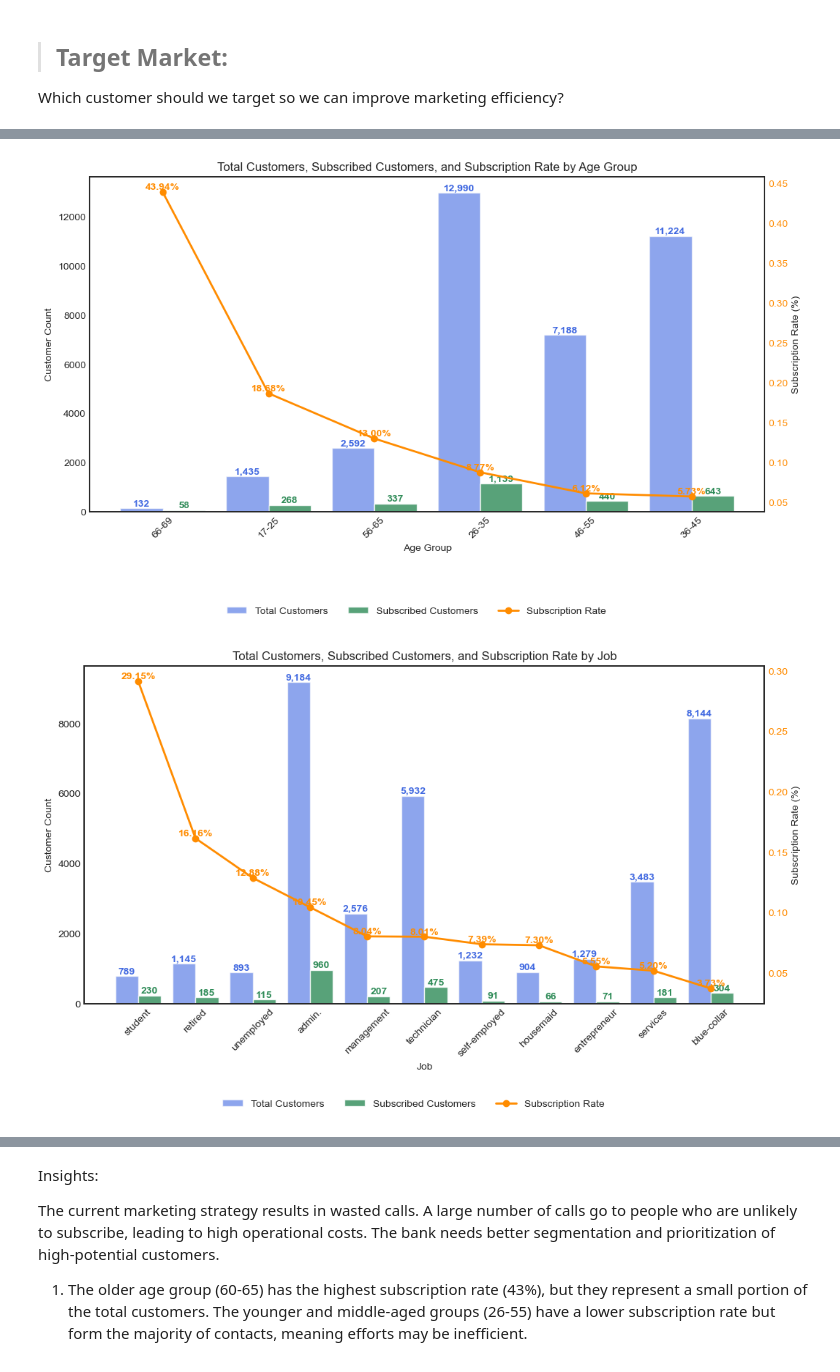
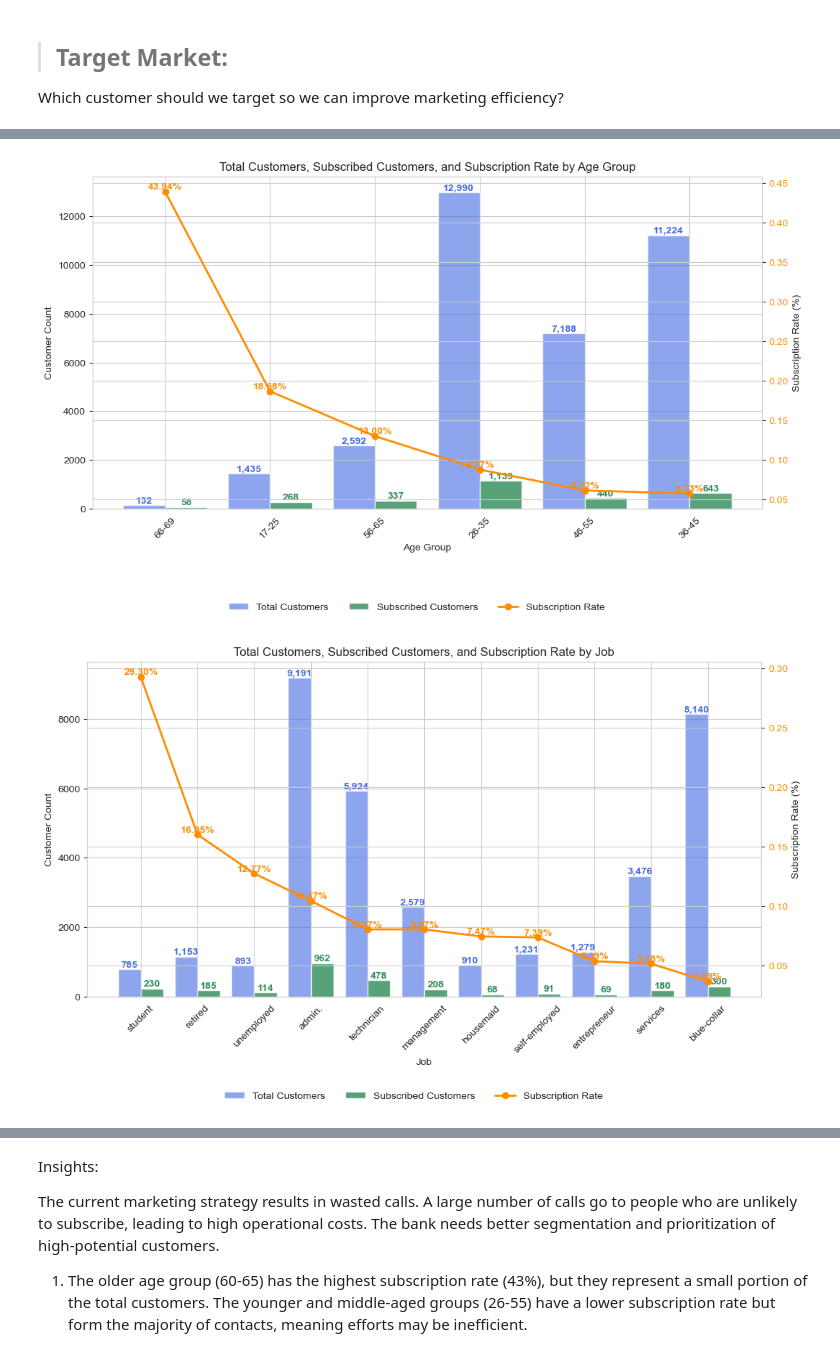
Before and after one commit to team-theta-dtids/final-project, a Jupyter notebook: main_new.ipynb, the cells around one changed output, grey strips where cells are left out. Drawn from its saved outputs; the diff is of its cells as text; code cells hidden in the pictures.

```diff
--- a/main_new.ipynb
+++ b/main_new.ipynb
@@ -78,7 +78,7 @@ import seaborn as sns
 import scipy.stats as stats
 import plotly.express as px
 # %%
-ori = pd.read_csv("bank-additional-full.csv", sep=",")
+ori = pd.read_csv("bank-additional-full.csv", sep=";")
 df = ori.copy()
 df.head()
 # %% [output]
@@ -224,7 +224,7 @@ plt.show()
 >## Outlier
 # %%
 plt.figure(figsize = (15, 30))
-plt.style.use('seaborn-white')
+# plt.style.use('seaborn-white')
 ax=plt.subplot(521)
 plt.boxplot(df['age'])
 ax.set_title('age')
@@ -269,7 +269,7 @@ for cols in numerical_features:
     df=df.loc[filter]
 # %%
 plt.figure(figsize = (15, 10))
-plt.style.use('seaborn-white')
+# plt.style.use('seaborn-white')
 ax=plt.subplot(221)
 plt.boxplot(df['age'])
 ax.set_title('age')
@@ -526,12 +594,26 @@ divorced        3913        251   0.064145
 # %%
 def plot_subscription_analysis(summary_df, category_name):
-    summary_df = summary_df.sort_values(by="Subs_Rate", ascending=False)
+    # Create a copy to avoid modifying the original dataframe
+    summary_df = summary_df.copy()
+
+    # Define chronological order for months and days
+    month_order = ['jan', 'feb', 'mar', 'apr', 'may', 'jun', 'jul', 'aug', 'sep', 'oct', 'nov', 'dec']
+    day_order = ['mon', 'tue', 'wed', 'thu', 'fri']
+
+    # Sort index based on category_name
+    if category_name == "Month":
+        summary_df = summary_df.reindex(month_order)
+    elif category_name == "Day":
+        summary_df = summary_df.reindex(day_order)
+    else:
+        summary_df = summary_df.sort_values(by="Subs_Rate", ascending=False)
+
     bar_width = 0.4
     x_labels = summary_df.index
     x = np.arange(len(x_labels))
     fig, ax1 = plt.subplots(figsize=(12, 6))
 
-    # Bar chart for Total Customers and Subscribed Customers
+    # Rest of the plotting code remains the same
     color1 = 'royalblue'
     color2 = 'seagreen'
     bars1 = ax1.bar(x - bar_width/2, summary_df["Total_Cust"], width=bar_width, color=color1, alpha=0.6, label="Total Customers")
@@ -542,34 +624,32 @@ def plot_subscription_analysis(summary_df, category_name):
     ax1.set_xticks(x)
     ax1.set_xticklabels(x_labels, rotation=45)
 
-    # Line chart for Subscription Rate
     ax2 = ax1.twinx()
     color3 = 'darkorange'
     ax2.plot(x, summary_df["Subs_Rate"], color=color3, marker="o", linewidth=2, label="Subscription Rate")
 
     ax2.set_ylabel("Subscription Rate (%)")
     ax2.tick_params(axis='y', labelcolor=color3)
 
     for bar in bars1:
         ax1.text(bar.get_x() + bar.get_width()/2, bar.get_height(), f'{bar.get_height():,.0f}',
                  ha='center', va='bottom', fontsize=10, color=color1, fontweight='bold')
 
     for bar in bars2:
         ax1.text(bar.get_x() + bar.get_width()/2, bar.get_height(), f'{bar.get_height():,.0f}',
                  ha='center', va='bottom', fontsize=10, color=color2, fontweight='bold')
 
     for i, rate in enumerate(summary_df["Subs_Rate"]):
         ax2.text(x[i], rate, f'{rate:.2%}', ha='center', va='bottom', fontsize=10, color=color3, fontweight='bold')
 
-
     fig.legend(loc="lower center", bbox_to_anchor=(0.5, -0.15), ncol=3, fontsize=10, frameon=False)
     plt.title(f"Total Customers, Subscribed Customers, and Subscription Rate by {category_name}")
     plt.show()
 
 plot_subscription_analysis(age_summary, "Age Group")
 plot_subscription_analysis(job_summary, "Job")
 plot_subscription_analysis(edu_summary, "Education")
 plot_subscription_analysis(mar_summary, "Marital Status")
 # %% [output]
-[figure, old version]
+[figure, new version]
-[figure, old version]
+[figure, new version]
```
Also changed, not shown: parts of 82 cells of this notebook.
